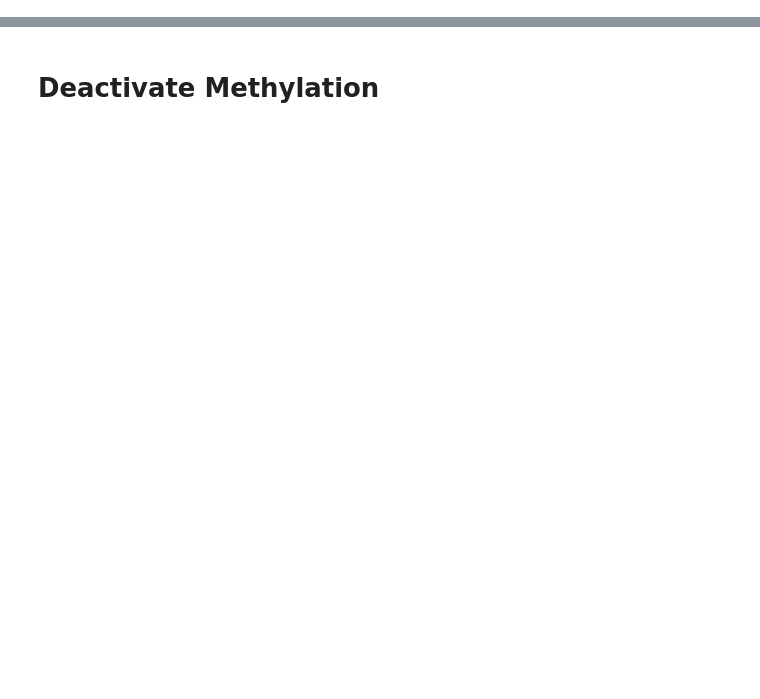
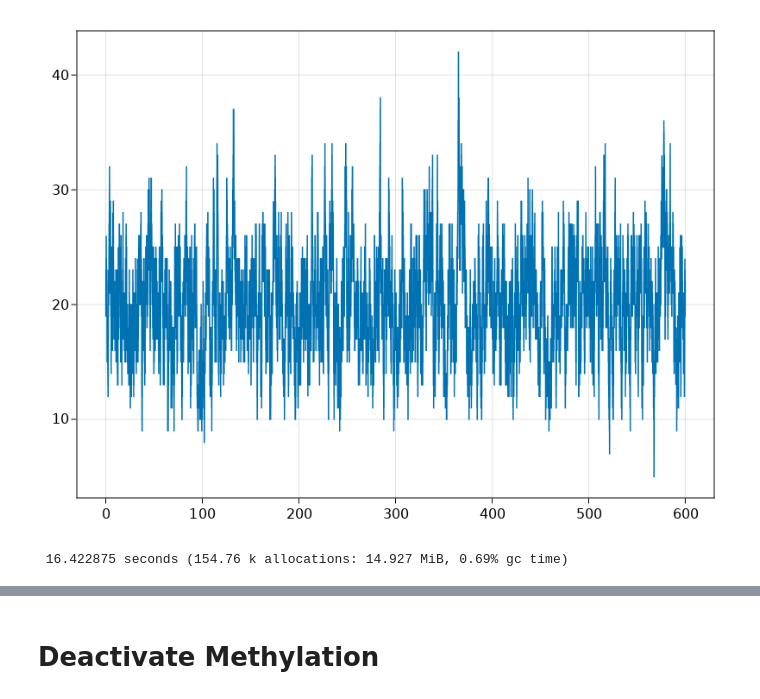
Before and after one commit to manuel-rhdt/PathWeightSampling.jl, a Jupyter notebook: _research/notebooks/cooperative_chemotaxis.ipynb, the cells around one changed output, grey strips where cells are left out. Drawn from its saved outputs; the diff is of its cells as text; code cells hidden in the pictures; blank space fills up the shorter version.

```diff
--- a/_research/notebooks/cooperative_chemotaxis.ipynb
+++ b/_research/notebooks/cooperative_chemotaxis.ipynb
@@ -0,0 +181,7 @@
+# %%
+dprob = DiscreteProblem(system.sn, [20], (0.0, 600.0), [20.0, 1.0])
+jprob = JumpProblem(system.sn, dprob, Direct())
+fluct_s = PWS.collect_trajectory(PWS.SSAIter(init(jprob, SSAStepper())))
+lines(fluct_s)
+# %% [output]
+[figure, added]
@@ -0,0 +229,4 @@
+# %%
+@time sol = solve_system(system, ramp_s);
+# %% [output]
+ 16.422875 seconds (154.76 k allocations: 14.927 MiB, 0.69% gc time)
```
Also changed, not shown: parts of 26 cells of this notebook, 47 other files.
